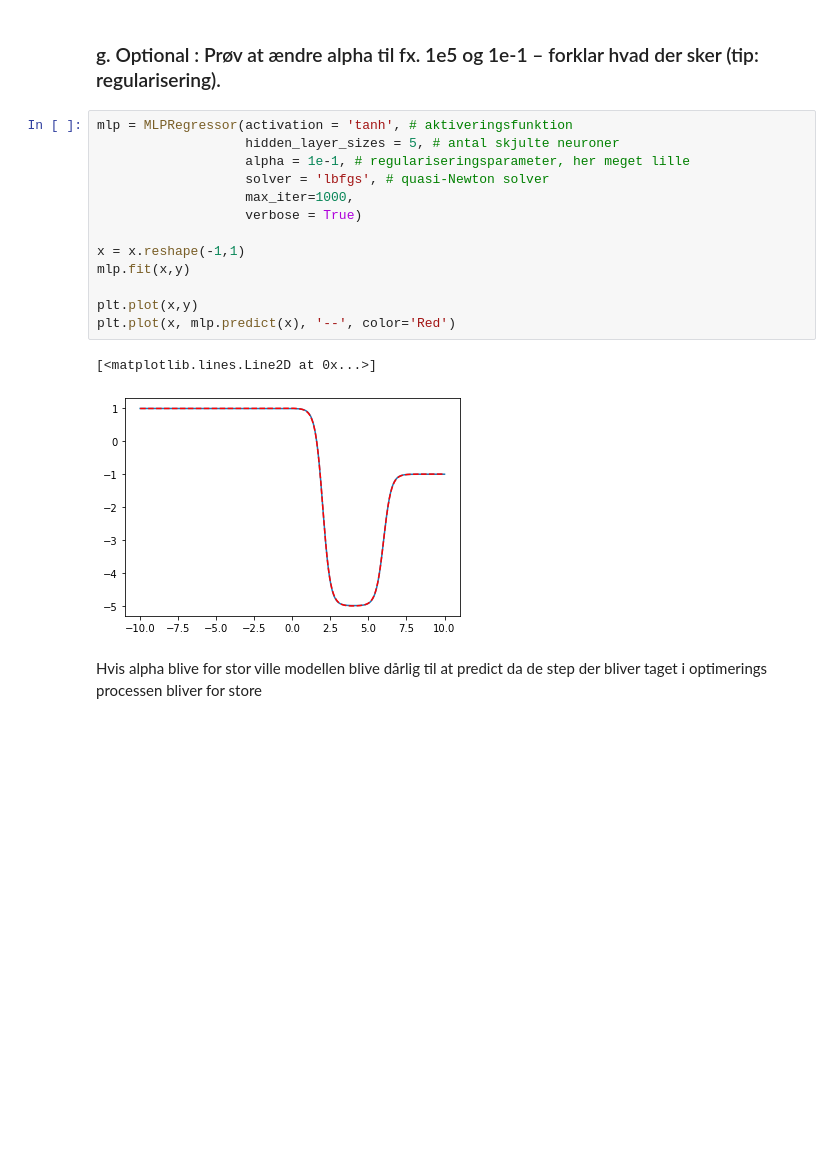
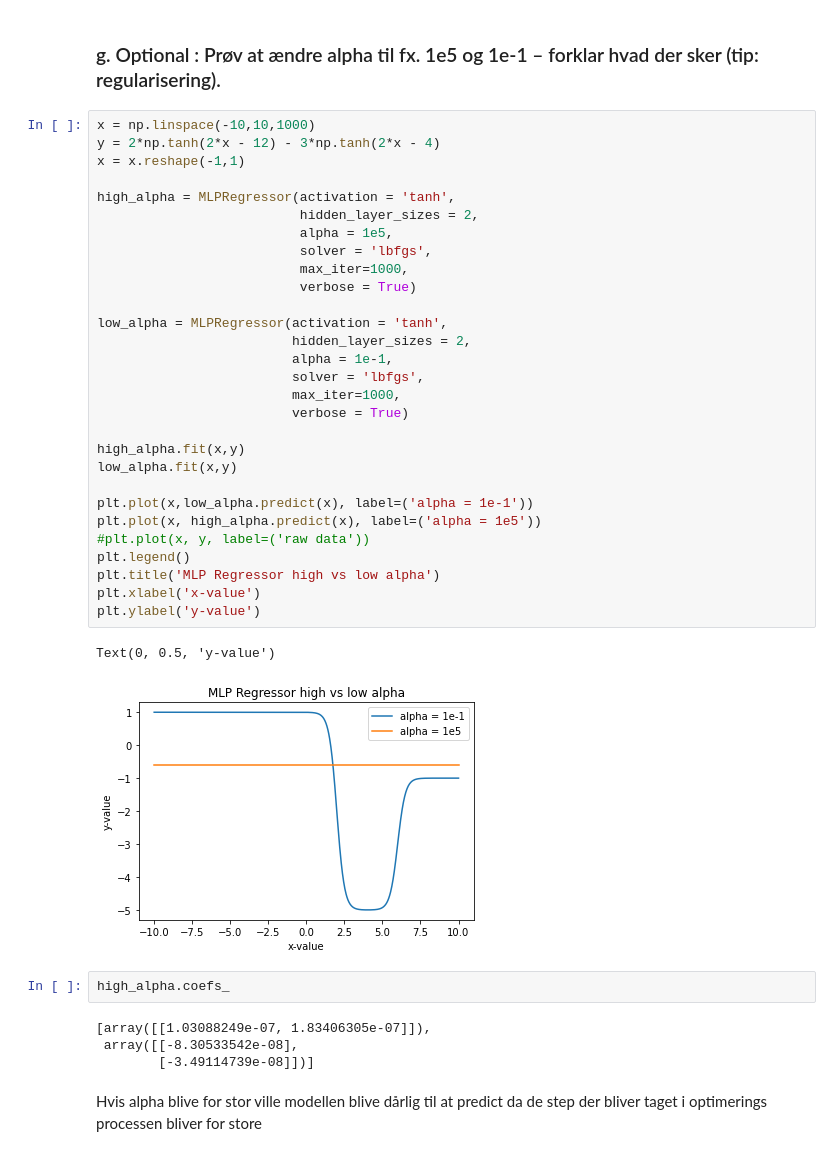
Before and after one commit to mortenhaahr/MAL, a Jupyter notebook: L06/L06.ipynb, the cells around one changed output. Cells and saved outputs as stored; diff of their text form; blank space fills up the shorter version.

```diff
--- a/L06/L06.ipynb
+++ b/L06/L06.ipynb
@@ -105,20 +126,42 @@ plt.plot(x, mlp.predict(x), '--', color='Red')
 # %% [markdown]
 ### g. Optional : Prøv at ændre alpha til fx. 1e5 og 1e-1 – forklar hvad der sker (tip: regularisering).
-# %%
-mlp = MLPRegressor(activation = 'tanh', # aktiveringsfunktion
-                   hidden_layer_sizes = 5, # antal skjulte neuroner
-                   alpha = 1e-1, # regulariseringsparameter, her meget lille
-                   solver = 'lbfgs', # quasi-Newton solver
-                   max_iter=1000,
-                   verbose = True)
-
-x = x.reshape(-1,1)
-mlp.fit(x,y)
-
-plt.plot(x,y)
-plt.plot(x, mlp.predict(x), '--', color='Red')
-# %% [output]
-[<matplotlib.lines.Line2D at 0x...>]
-[figure, removed]
+# %%
+x = np.linspace(-10,10,1000)
+y = 2*np.tanh(2*x - 12) - 3*np.tanh(2*x - 4)
+x = x.reshape(-1,1)
+
+high_alpha = MLPRegressor(activation = 'tanh',
+                          hidden_layer_sizes = 2,
+                          alpha = 1e5,
+                          solver = 'lbfgs',
+                          max_iter=1000,
+                          verbose = True)
+
+low_alpha = MLPRegressor(activation = 'tanh',
+                         hidden_layer_sizes = 2,
+                         alpha = 1e-1,
+                         solver = 'lbfgs',
+                         max_iter=1000,
+                         verbose = True)
+
+high_alpha.fit(x,y)
+low_alpha.fit(x,y)
+
+plt.plot(x,low_alpha.predict(x), label=('alpha = 1e-1'))
+plt.plot(x, high_alpha.predict(x), label=('alpha = 1e5'))
+#plt.plot(x, y, label=('raw data'))
+plt.legend()
+plt.title('MLP Regressor high vs low alpha')
+plt.xlabel('x-value')
+plt.ylabel('y-value')
+# %% [output]
+Text(0, 0.5, 'y-value')
+[figure, added]
+# %%
+high_alpha.coefs_
+# %% [output]
+[array([[1.03088249e-07, 1.83406305e-07]]),
+ array([[-8.30533542e-08],
+        [-3.49114739e-08]])]
 # %% [markdown]
 Hvis alpha blive for stor ville modellen blive dårlig til at predict da de step der bliver taget i optimerings processen bliver for store
```
Also changed, not shown: parts of 5 cells of this notebook, 1 other file.
